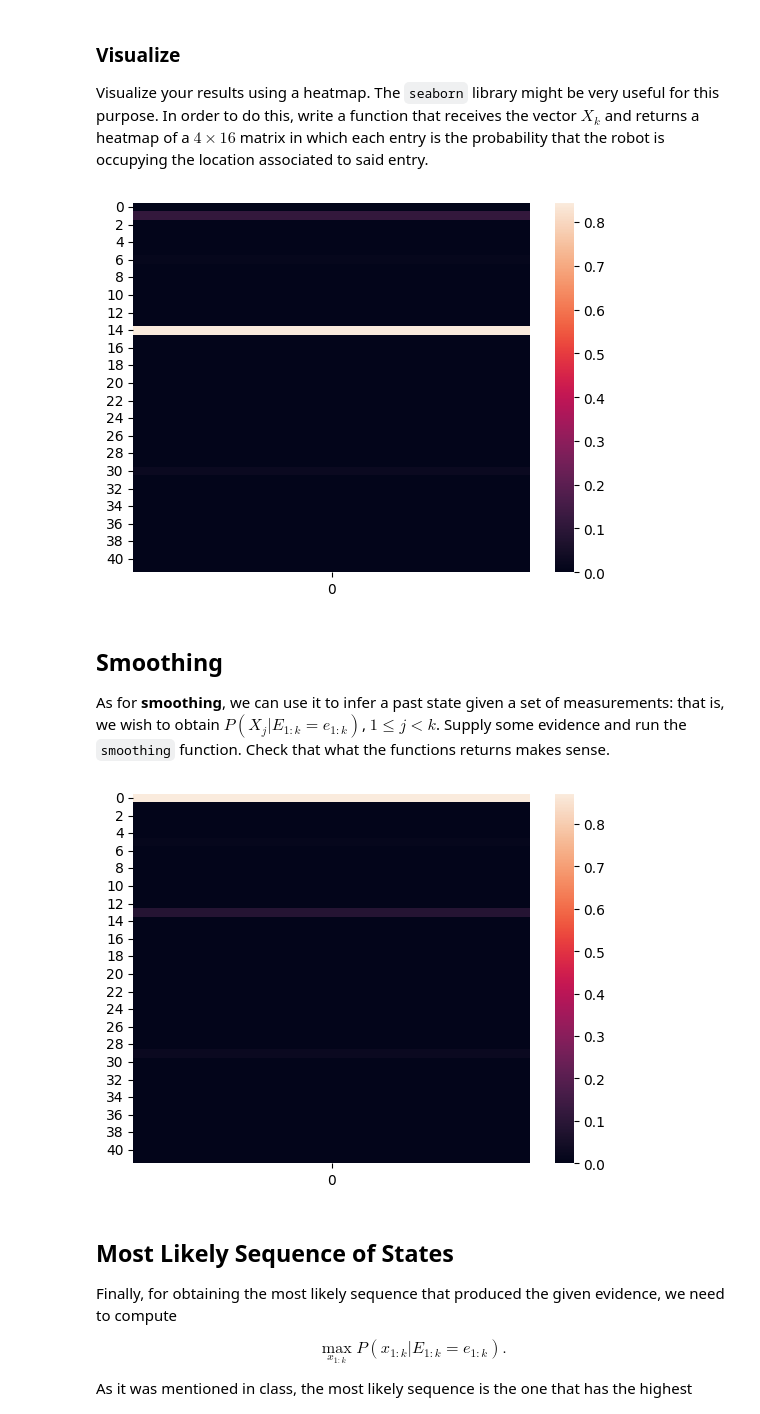
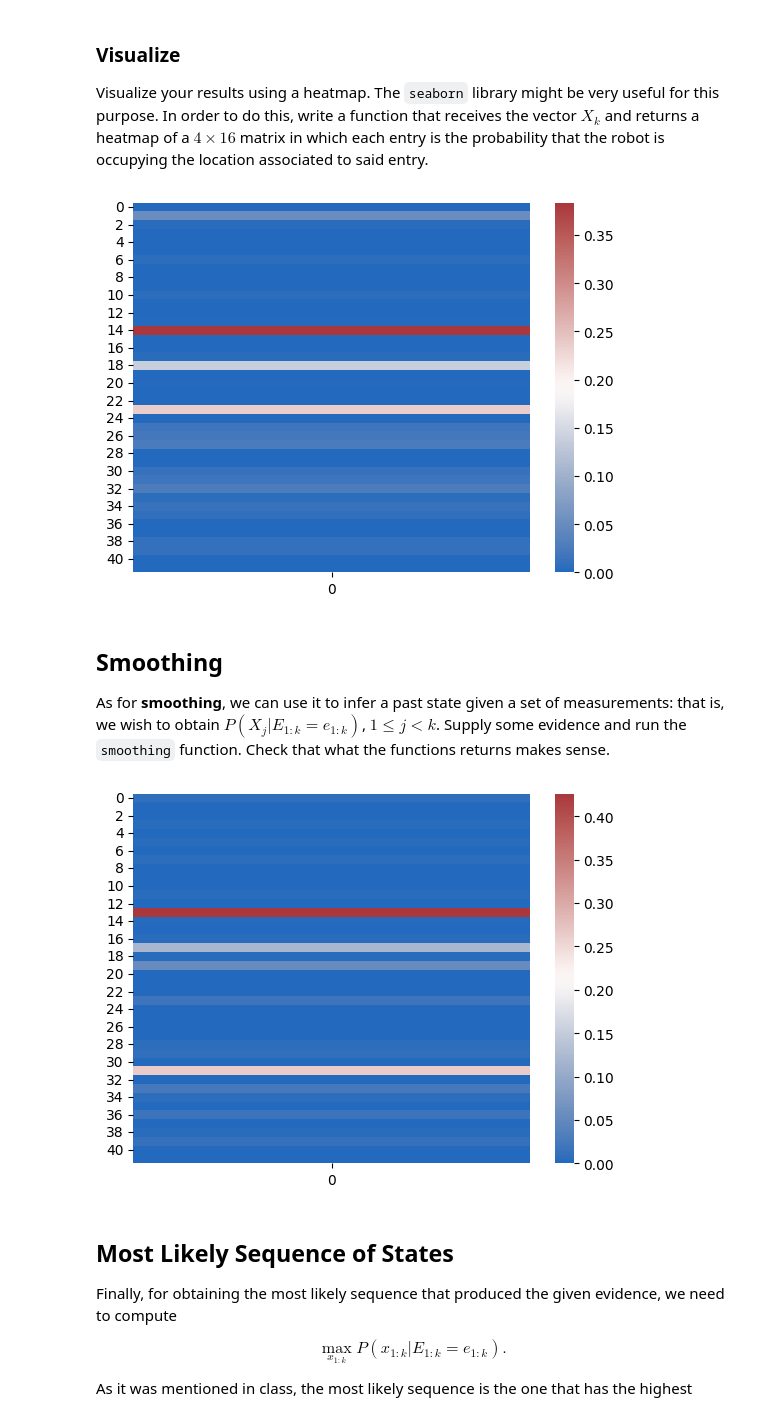
Before and after one commit to Aguscop19/MA2014-Modulo3, a Jupyter notebook: Solution Template.ipynb, the cells around one changed output. Cells and saved outputs as stored; diff of their text form; code cells hidden in the pictures.

Commit message:
Heatmaps los heatmaps se ven un poco mejor, no creo que sea necesario cambiarlos pero creo que pudieran mejorar

```diff
--- a/Solution Template.ipynb
+++ b/Solution Template.ipynb
@@ -217,7 +204,6 @@ def filtering(E, O, T, X0):
 
     return forward
 # %%
-#0->1->13->14
+#0->1->13->14 con un error en el ultimo sensor
 #E = [[0,1,1,1],[1,1,0,0],[0,0,1,1],[0,1,0,0]]
-E = [7,12,3,4]
-filtering(E, O, T, X0)
+E = [7,12,3,3]
@@ -251,12 +219,11 @@ def view_heatmap(state):
     The variable state is a vector of 42 components where each entry is the probability of finding the robot
     at a certain location. The function does not have to return anything, it should just show the heatmap.
     """
-
-    sns.heatmap(state)
+    sns.heatmap(state, cmap='vlag')
 # %%
 view_heatmap(filtering(E, O, T, X0))
 # %% [output]
-[figure, old version]
+[figure, new version]
 # %% [markdown]
 ## Smoothing
 
@@ -276,11 +243,11 @@ def smoothing(E, O, T, X0, k):
 
     return smooth
 # %%
-E = [7,12,3,4]
+E = [7,12,3,3]
 
-view_heatmap(smoothing(E, O, T, X0, 1))
+view_heatmap(smoothing(E, O, T, X0, 3))
 # %% [output]
-[figure, old version]
+[figure, new version]
 # %% [markdown]
 ## Most Likely Sequence of States
 
```
Also changed, not shown: parts of 6 cells of this notebook.
